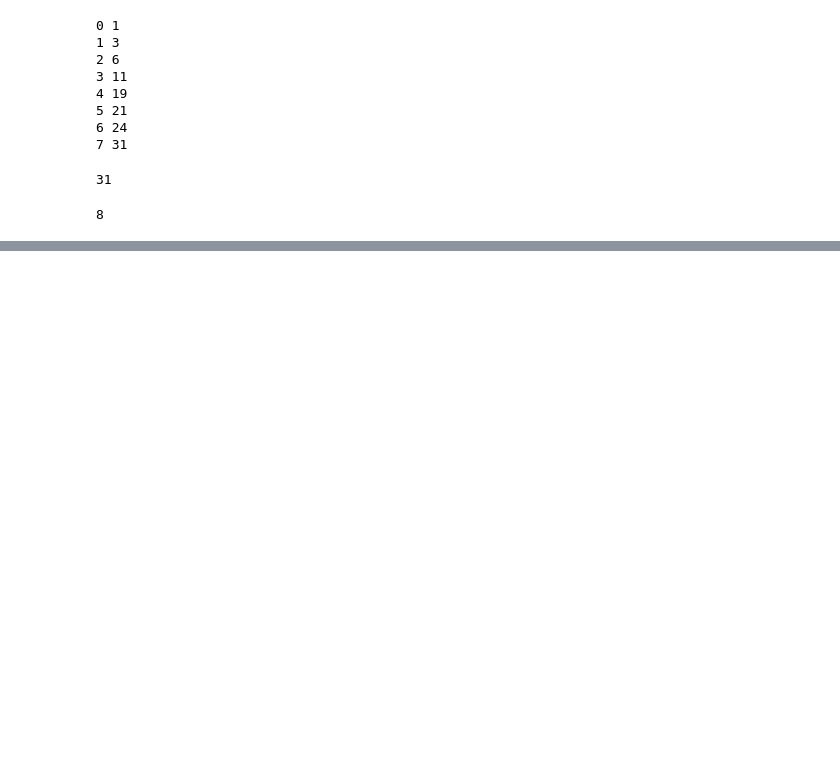
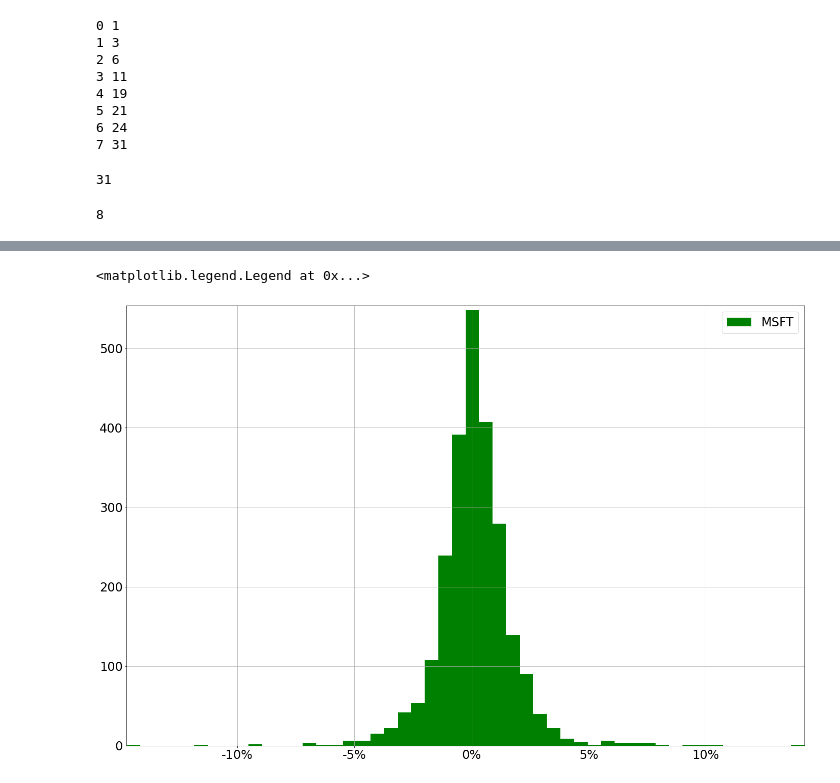
Before and after one commit to JacobPeterson7/ECON411Submissions, a Jupyter notebook: ClassProjects/ICP4.ipynb, the cells around one changed output, grey strips where cells are left out. Saved outputs shown, nothing was run; the diff lists cells and outputs as text; code cells hidden in the pictures; blank space fills up the shorter version.

```diff
--- a/ClassProjects/ICP4.ipynb
+++ b/ClassProjects/ICP4.ipynb
@@ -125,0 +261,9 @@ def kurtosis(list_obj, sample = False):
+# %%
+fig, ax = plt.subplots(figsize = (24, 16))
+price_change_data["MSFT"].hist(color = "green",bins = 50, label = "MSFT")
+x_vals = ax.get_xticks()
+ax.set_xticklabels([str(int(x))+ "%" for x in x_vals])
+plt.legend()
+# %% [output]
+<matplotlib.legend.Legend at 0x...>
+[figure, added]
```
Also changed, not shown: parts of 12 cells of this notebook, 1 other file.
